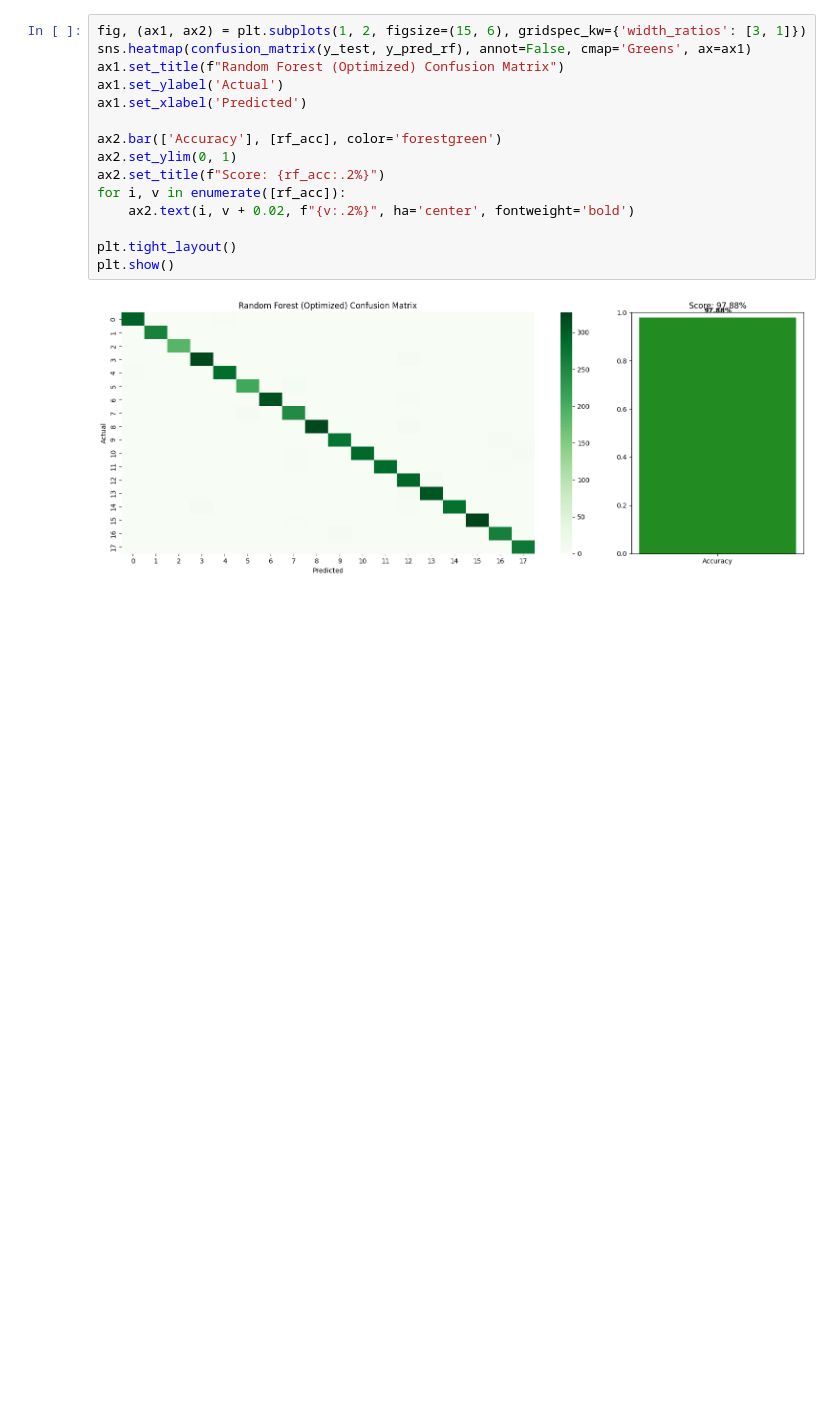
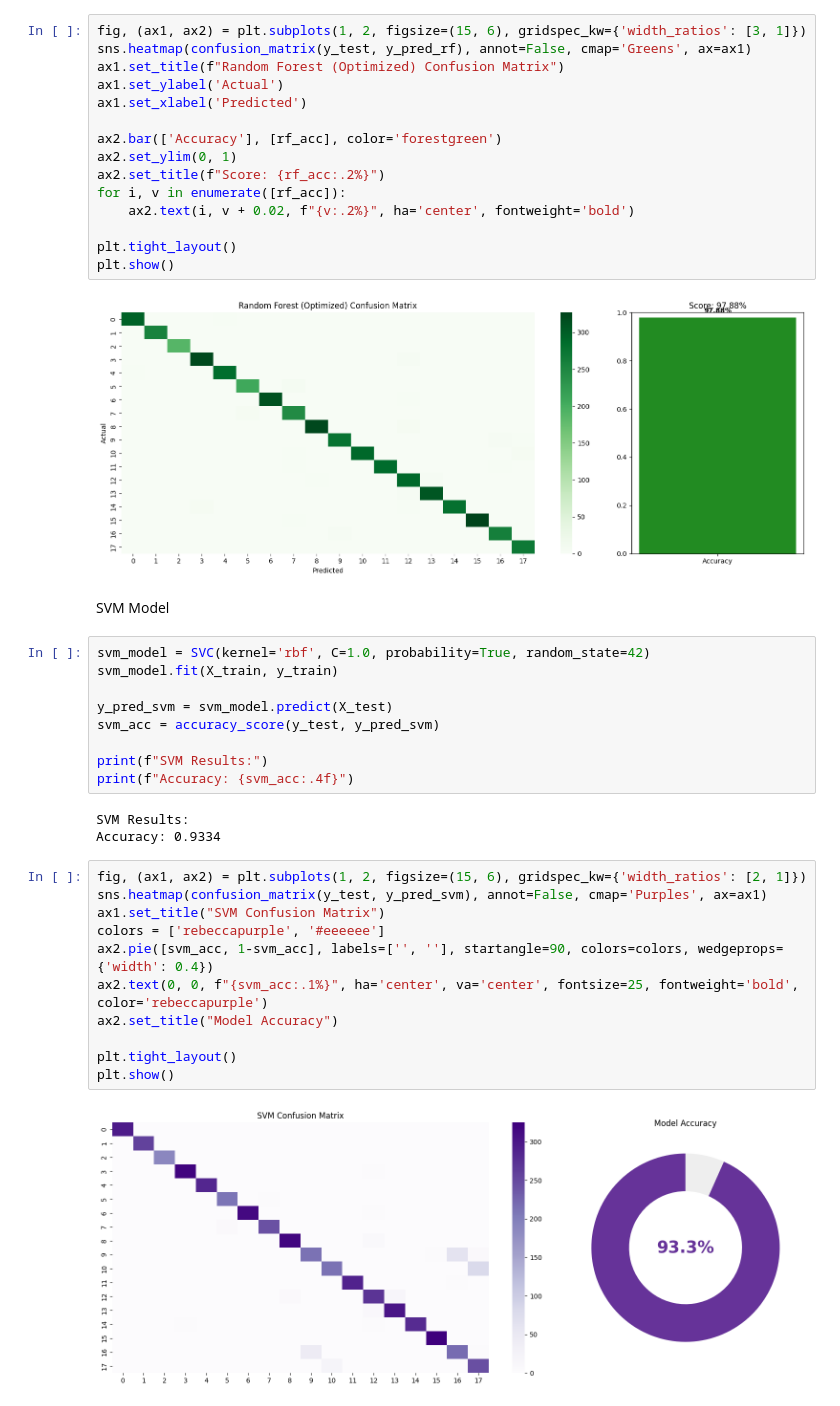
Before and after one commit to MarwanZaineldeen/Hand-Gesture-Classification-MLflow, a Jupyter notebook: hand_gesture_classification.ipynb, the cells around one changed output. Saved outputs shown, nothing was run; the diff lists cells and outputs as text; blank space fills up the shorter version.

Commit message:
add SVM model with donut chart accuracy visualization

```diff
--- a/hand_gesture_classification.ipynb
+++ b/hand_gesture_classification.ipynb
@@ -329,3 +329,30 @@ plt.tight_layout()
 plt.show()
 # %% [output]
 [figure]
+# %% [markdown]
+SVM Model
+# %%
+svm_model = SVC(kernel='rbf', C=1.0, probability=True, random_state=42)
+svm_model.fit(X_train, y_train)
+
+y_pred_svm = svm_model.predict(X_test)
+svm_acc = accuracy_score(y_test, y_pred_svm)
+
+print(f"SVM Results:")
+print(f"Accuracy: {svm_acc:.4f}")
+# %% [output]
+SVM Results:
+Accuracy: 0.9334
+# %%
+fig, (ax1, ax2) = plt.subplots(1, 2, figsize=(15, 6), gridspec_kw={'width_ratios': [2, 1]})
+sns.heatmap(confusion_matrix(y_test, y_pred_svm), annot=False, cmap='Purples', ax=ax1)
+ax1.set_title("SVM Confusion Matrix")
+colors = ['rebeccapurple', '#eeeeee']
+ax2.pie([svm_acc, 1-svm_acc], labels=['', ''], startangle=90, colors=colors, wedgeprops={'width': 0.4})
+ax2.text(0, 0, f"{svm_acc:.1%}", ha='center', va='center', fontsize=25, fontweight='bold', color='rebeccapurple')
+ax2.set_title("Model Accuracy")
+
+plt.tight_layout()
+plt.show()
+# %% [output]
+[figure, added]
```
